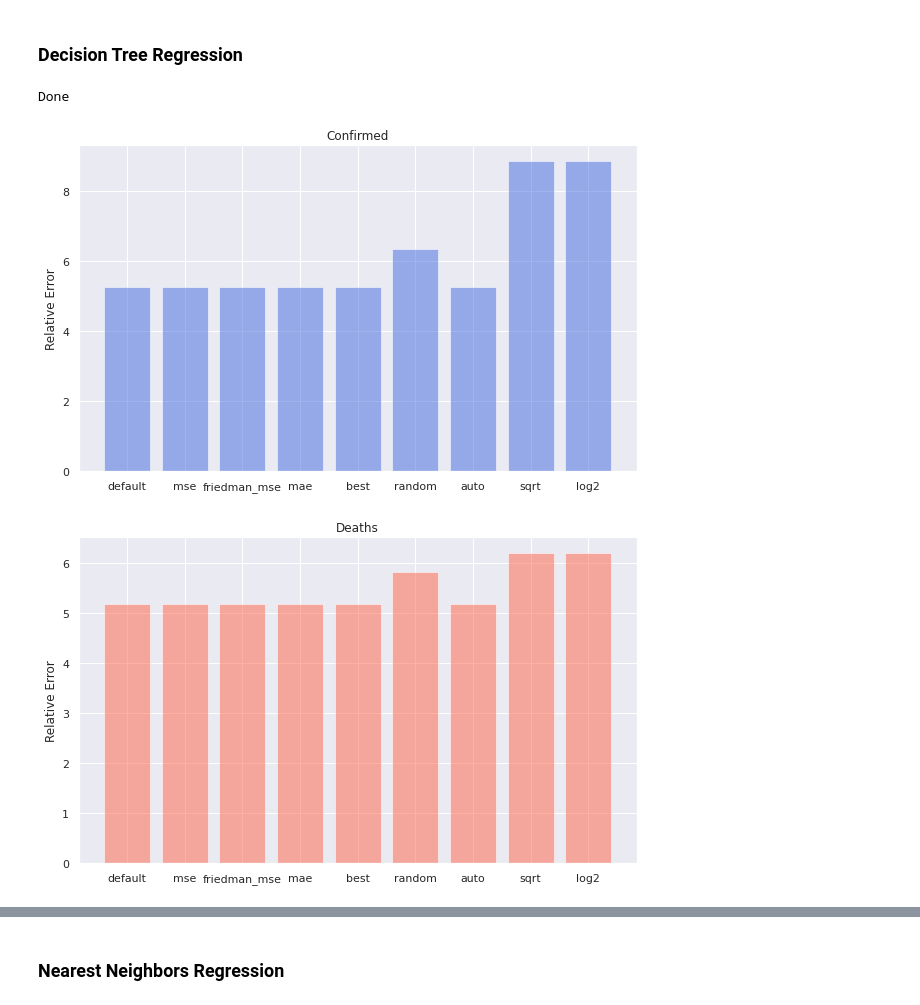
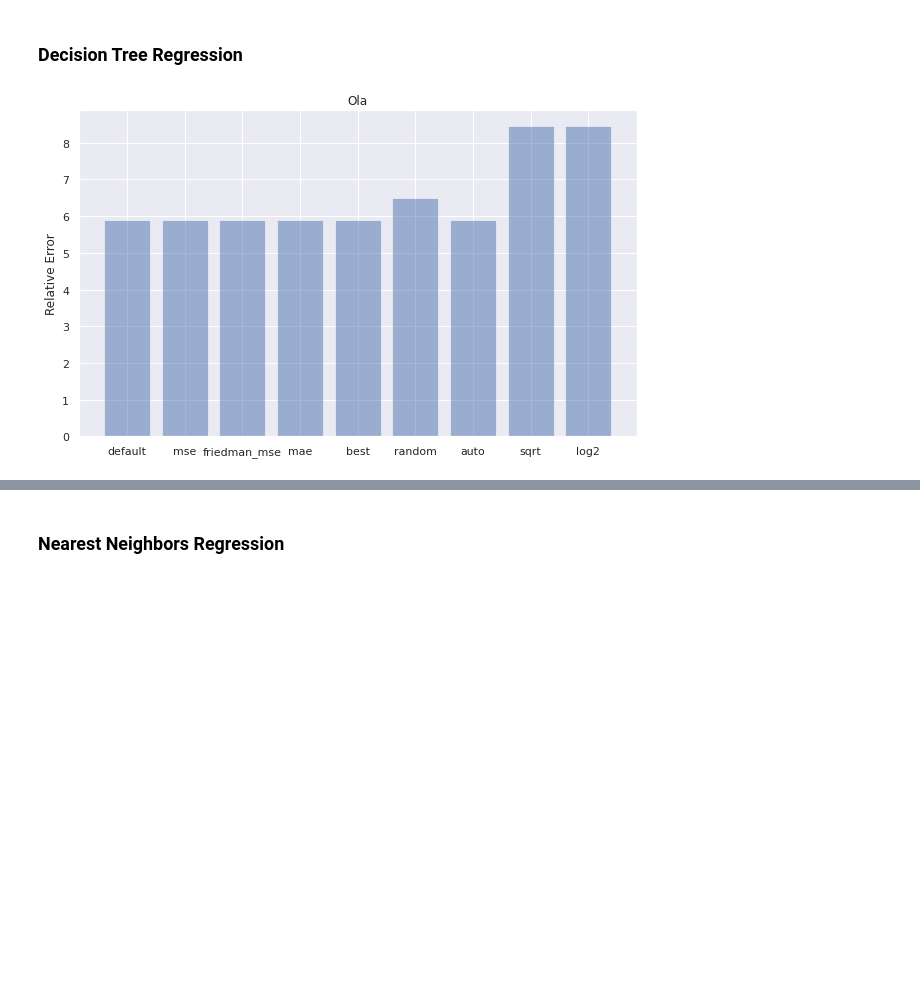
Before and after one commit to filipasenra/FEUP-IART-TP2, a Jupyter notebook: Temática 4A Aprendizagem Supervisionada_Regressão COVID-19.ipynb, the cells around one changed output, grey strips where cells are left out. Saved outputs shown, nothing was run; the diff lists cells and outputs as text; code cells hidden in the pictures; blank space fills up the shorter version.

```diff
--- a/Temática 4A Aprendizagem Supervisionada_Regressão COVID-19.ipynb
+++ b/Temática 4A Aprendizagem Supervisionada_Regressão COVID-19.ipynb
@@ -358,78 +401,22 @@ y = {'Confirmed' : merged_inner['Confirmed']  , 'Deaths' : merged_inner['Deaths'
 # %%
-#Fitting model with tranning set
-variables = ['Confirmed' , 'Deaths']
-
-#random state = 0 for deterministic behaviour
-#min_weight_fraction_leaf default because we give the same importance to all the samples (actually we just give one)
-
 dtr_default = DecisionTreeRegressor(random_state = 0)
 
 dtr_mse = DecisionTreeRegressor(criterion='mse', random_state = 0)
 dtr_friedman = DecisionTreeRegressor(criterion='friedman_mse', random_state = 0)
 dtr_mae = DecisionTreeRegressor(criterion='mae', random_state = 0)
 
 dtr_best = DecisionTreeRegressor(splitter='best', random_state = 0)
 dtr_random = DecisionTreeRegressor(splitter='random', random_state = 0)
 
 dtr_auto = DecisionTreeRegressor(max_features='auto', random_state = 0)
 dtr_sqrt = DecisionTreeRegressor(max_features='sqrt', random_state = 0)
 dtr_log2 = DecisionTreeRegressor(max_features='log2', random_state = 0)
 
 dtrModels = [dtr_default, dtr_mse, dtr_mse, dtr_mse, dtr_best, dtr_random, dtr_auto, dtr_sqrt, dtr_log2]
 
-errorForVariable = {}
-
-for variable in variables:
-
-    #Setting up training sets
-    X_train, X_test, y_train, y_test = train_test_split(X[variable], y[variable], test_size=0.2, random_state=0)
-
-    testing_explained_variance_scores = []
-
-    for dtr in dtrModels:
-
-        regressor = dtr
-        regressor.fit(X_train, y_train)
-
-        #Predicting
-        y_pred = regressor.predict(X_test)
-
-        # Record testing score
-        testing_explained_variance_scores.append(metrics.mean_absolute_error(y_test, y_pred)*100/merged_inner.describe()[variable].loc['mean'])
-
-    errorForVariable[variable] = testing_explained_variance_scores
-
-print('Done')
+perfomeTestAndShowBars(dtrModels, ('default', 'mse', 'friedman_mse', 'mae', 'best', 'random', 'auto', 'sqrt', 'log2'), 'Ola')
 # %% [output]
-Done
+[figure, added]
-# %%
-# allows plots to appear within the notebook
-%matplotlib inline
-
-COLORS = {"Confirmed": "royalblue", "Deaths": "tomato"}
-
-import matplotlib.ticker as ticker
-# Shows Only RMSE
-
-ind = np.arange(len(dtrModels))  # the x locations for the groups
-width = 0.85  # the width of the bars
-sns.set_style("darkgrid")
-
-for variable in variables:
-
-    objects = ('default', 'mse', 'friedman_mse', 'mae', 'best', 'random', 'auto', 'sqrt', 'log2')
-    y_pos = np.arange(len(objects))
-
-    plt.figure(figsize=(10, 6))
-    plt.bar(y_pos, errorForVariable[variable], color=COLORS[variable], align='center', alpha=0.5)
-    plt.xticks(y_pos, objects)
-    plt.ylabel('Relative Error')
-    plt.title(variable)
-
-    plt.show()
-# %% [output]
-[figure, removed]
-[figure, removed]
 # %%
 def perfomeTestAndShow(c_parameter_name, c_parameter_values):
 
```
Also changed, not shown: parts of 25 cells of this notebook.
